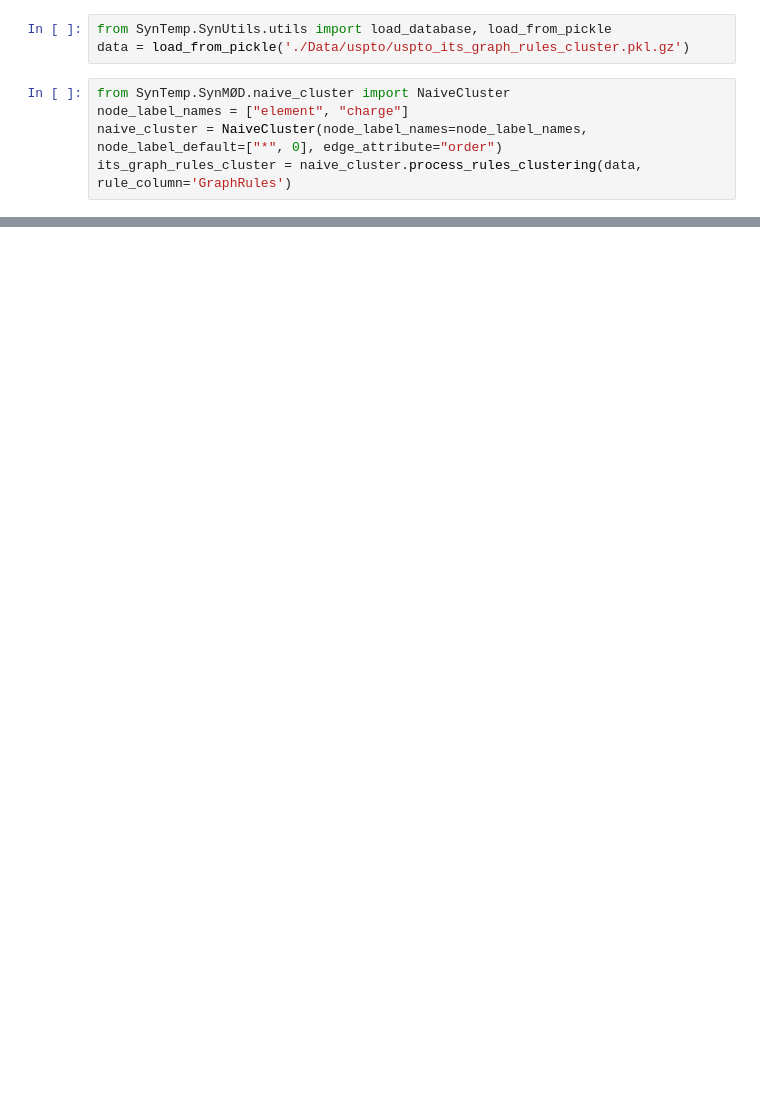
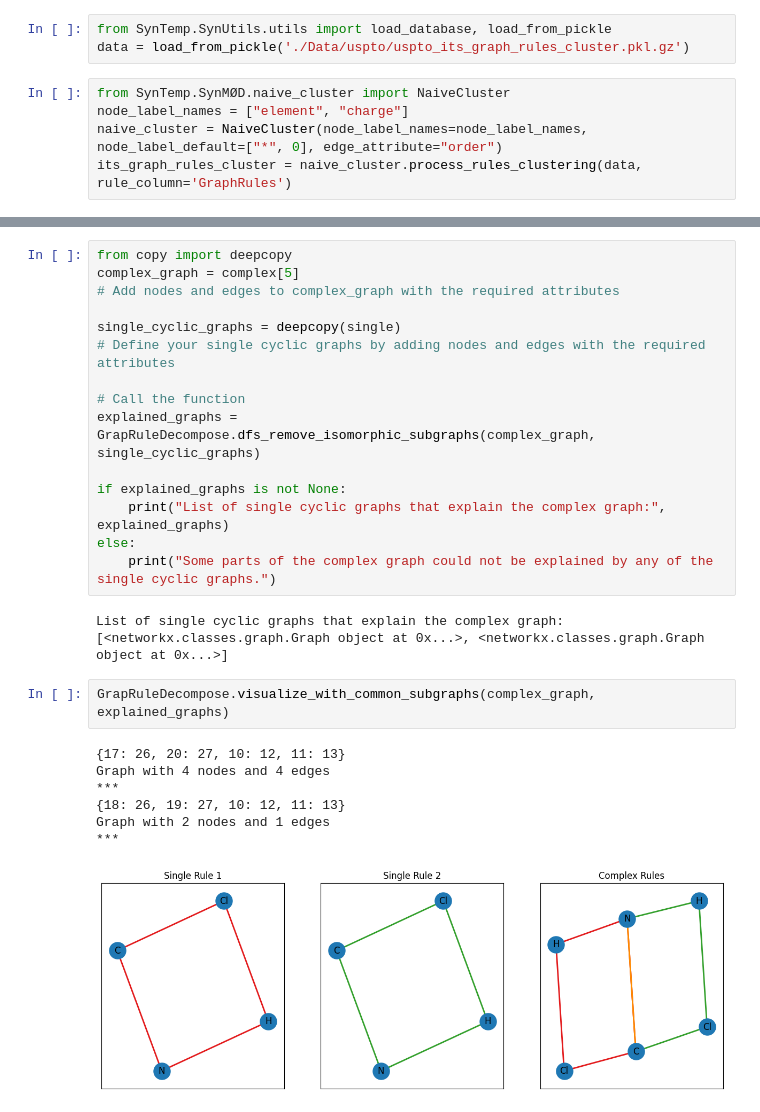
Before and after one commit to TieuLongPhan/SynTemp, a Jupyter notebook: test.ipynb, the cells around one changed output, grey strips where cells are left out. Cells and saved outputs as stored; diff of their text form; blank space fills up the shorter version.

```diff
--- a/test.ipynb
+++ b/test.ipynb
@@ -108,0 +370,27 @@ nx.draw(G, with_labels=True)
+# %%
+from copy import deepcopy
+complex_graph = complex[5]
+# Add nodes and edges to complex_graph with the required attributes
+
+single_cyclic_graphs = deepcopy(single)
+# Define your single cyclic graphs by adding nodes and edges with the required attributes
+
+# Call the function
+explained_graphs = GrapRuleDecompose.dfs_remove_isomorphic_subgraphs(complex_graph, single_cyclic_graphs)
+
+if explained_graphs is not None:
+    print("List of single cyclic graphs that explain the complex graph:", explained_graphs)
+else:
+    print("Some parts of the complex graph could not be explained by any of the single cyclic graphs.")
+# %% [output]
+List of single cyclic graphs that explain the complex graph: [<networkx.classes.graph.Graph object at 0x...>, <networkx.classes.graph.Graph object at 0x...>]
+# %%
+GrapRuleDecompose.visualize_with_common_subgraphs(complex_graph, explained_graphs)
+# %% [output]
+{17: 26, 20: 27, 10: 12, 11: 13}
+Graph with 4 nodes and 4 edges
+***
+{18: 26, 19: 27, 10: 12, 11: 13}
+Graph with 2 nodes and 1 edges
+***
+[figure, added]
```
Also changed, not shown: parts of 56 cells of this notebook, 8 other files.
